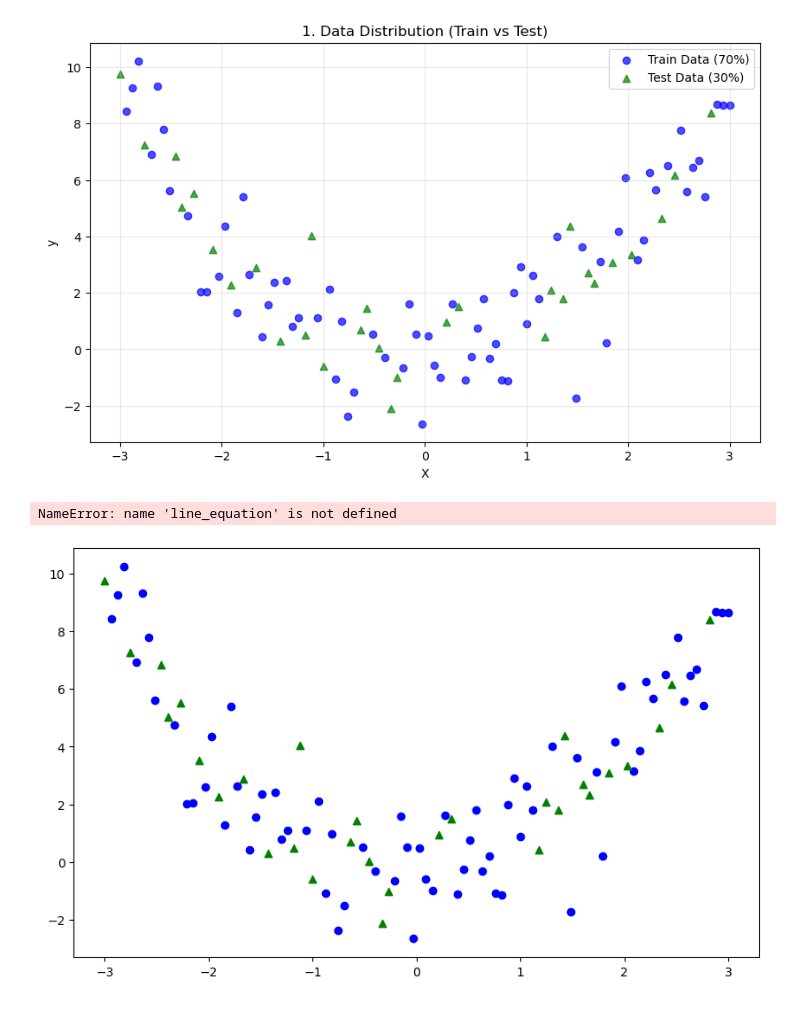
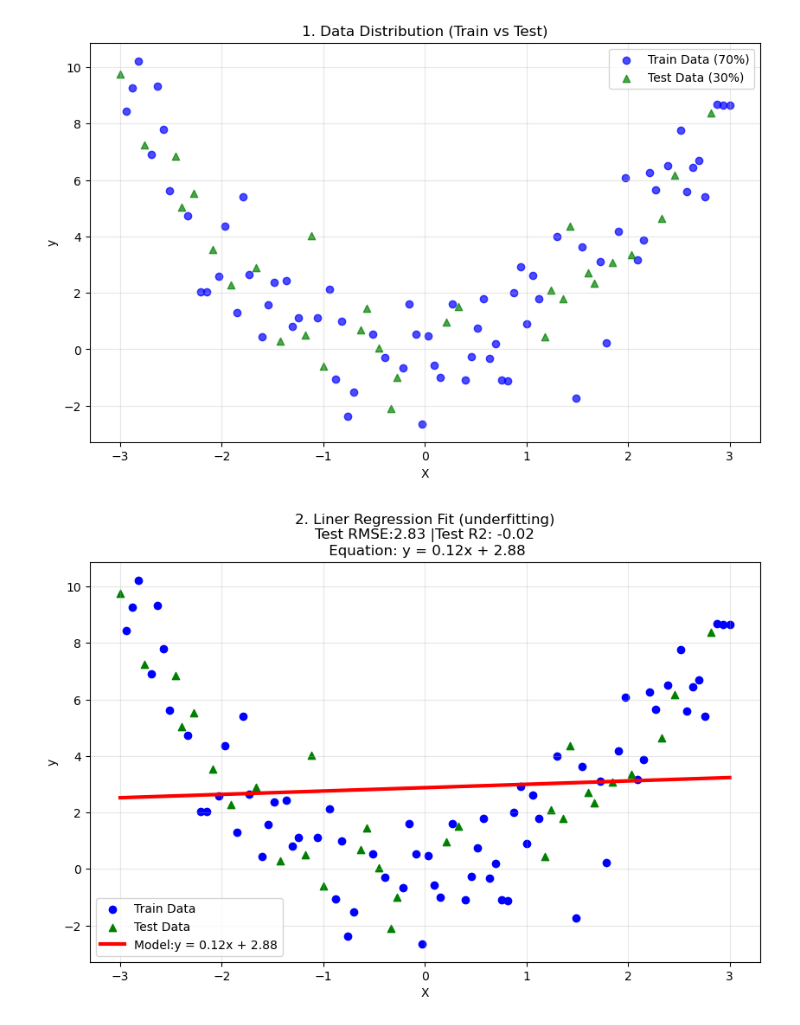
Before and after one commit to shahramsamar/ML-AI, a Jupyter notebook: ML/RegressionPolynomial-4/RegressionPolynomial.ipynb, the cells around one changed output. Cells and saved outputs as stored; diff of their text form; code cells hidden in the pictures.

```diff
--- a/ML/RegressionPolynomial-4/RegressionPolynomial.ipynb
+++ b/ML/RegressionPolynomial-4/RegressionPolynomial.ipynb
@@ -127,18 +127,17 @@ plt.show()
 # %%
 # 2. Plot Linear Resgression Fit With Equation
 plt.figure(figsize=(10, 6))
 plt.scatter(X_train, y_train, color='blue', label='Train Data')
 plt.scatter(X_test, y_test, color='green', marker='^', label='Test Data')
 
 plt.plot(X, model.predict(X), color='red', linewidth=3, label=f'Model:{Line_equation}')
 
 # Added the equation to the title
-plt.title(f'2. Liner Regression Fit (underfitting)\nTest RMSE:{rmse_test:.2f} |Test R2: {r2_test:.2f}\n Equation: {line_equation}')
+plt.title(f'2. Liner Regression Fit (underfitting)\nTest RMSE:{rmse_test:.2f} |Test R2: {r2_test:.2f}\n Equation: {Line_equation}')
 plt.xlabel('X')
 plt.ylabel('y')
 plt.legend()
 plt.grid(True, alpha=0.3)
 plt.show()
 # %% [output]
-NameError: name 'line_equation' is not defined
-[figure, old version]
+[figure, new version]
```
Also changed, not shown: parts of 7 cells of this notebook.
